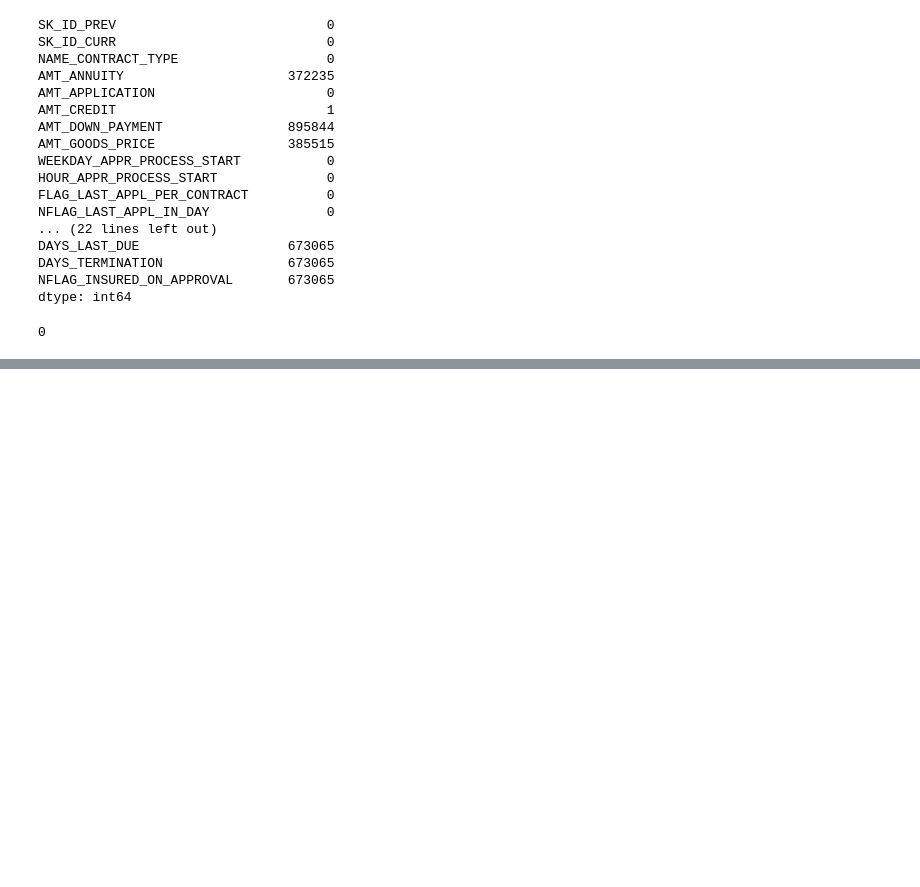
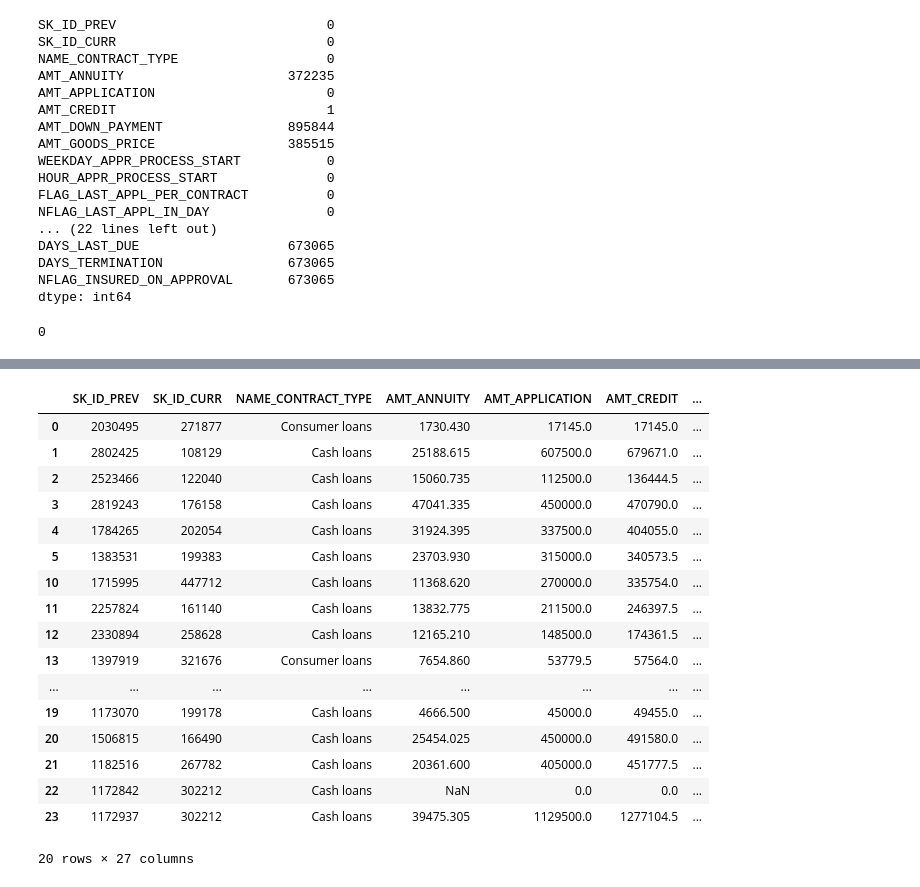
Before and after one commit to XinJin24/Credit_Saver, a Jupyter notebook: Works_Xin.ipynb, the cells around one changed output, grey strips where cells are left out. Cells and saved outputs as stored; diff of their text form; code cells hidden in the pictures; blank space fills up the shorter version.

```diff
--- a/Works_Xin.ipynb
+++ b/Works_Xin.ipynb
@@ -78,15 +78,15 @@ df.duplicated().sum()
 # drop the cancled loan application cuz it does not make any contribution to our reseach topic
 # and mark Approved and Unused offers as approved since they got accepted
 # and mark Refused loan as 0
-df['NAME_CONTRACT_STATUS'].replace('Approved', 1)
-df['NAME_CONTRACT_STATUS'].replace('Refused', 0)
-df['NAME_CONTRACT_STATUS'].replace('Unused offer', 1)
+df['NAME_CONTRACT_STATUS']=df['NAME_CONTRACT_STATUS'].replace('Approved', 1)
+df['NAME_CONTRACT_STATUS']=df['NAME_CONTRACT_STATUS'].replace('Refused', 0)
+df['NAME_CONTRACT_STATUS']=df['NAME_CONTRACT_STATUS'].replace('Unused offer', 1)
 df.drop(df[df['NAME_CONTRACT_STATUS'] =='Canceled'].index, inplace = True)
 # %%
 #since we are not yet interested in the reject reason, drop it for now
-df.drop(columns=['CODE_REJECT_REASON'])
+df.drop('CODE_REJECT_REASON', axis=1, inplace=True)
 # we are not interested in how approved loan is paid back now, drop it
-df.drop(columns=['NAME_PAYMENT_TYPE'])
+df.drop('NAME_PAYMENT_TYPE', axis=1, inplace=True)
 
-df.drop(columns=['SELLERPLACE_AREA','NAME_SELLER_INDUSTRY','CNT_PAYMENT','DAYS_FIRST_DRAWING',
-                'DAYS_FIRST_DUE','DAYS_LAST_DUE_1ST_VERSION','DAYS_LAST_DUE','DAYS_TERMINATION'])
+df.drop(['SELLERPLACE_AREA','NAME_SELLER_INDUSTRY','CNT_PAYMENT','DAYS_FIRST_DRAWING','DAYS_FIRST_DUE'
+        ,'DAYS_LAST_DUE_1ST_VERSION','DAYS_LAST_DUE','DAYS_TERMINATION'], axis=1, inplace=True)
@@ -127,0 +131,21 @@ sns.pairplot(df, hue='NAME_CONTRACT_STATUS');
+# %%
+df.head(20)
+# %% [output]
+|  | SK_ID_PREV | SK_ID_CURR | NAME_CONTRACT_TYPE | AMT_ANNUITY | AMT_APPLICATION | AMT_CREDIT | ... |
+| 0 | 2030495 | 271877 | Consumer loans | 1730.430 | 17145.0 | 17145.0 | ... |
+| 1 | 2802425 | 108129 | Cash loans | 25188.615 | 607500.0 | 679671.0 | ... |
+| 2 | 2523466 | 122040 | Cash loans | 15060.735 | 112500.0 | 136444.5 | ... |
+| 3 | 2819243 | 176158 | Cash loans | 47041.335 | 450000.0 | 470790.0 | ... |
+| 4 | 1784265 | 202054 | Cash loans | 31924.395 | 337500.0 | 404055.0 | ... |
+| 5 | 1383531 | 199383 | Cash loans | 23703.930 | 315000.0 | 340573.5 | ... |
+| 10 | 1715995 | 447712 | Cash loans | 11368.620 | 270000.0 | 335754.0 | ... |
+| 11 | 2257824 | 161140 | Cash loans | 13832.775 | 211500.0 | 246397.5 | ... |
+| 12 | 2330894 | 258628 | Cash loans | 12165.210 | 148500.0 | 174361.5 | ... |
+| 13 | 1397919 | 321676 | Consumer loans | 7654.860 | 53779.5 | 57564.0 | ... |
+| ... | ... | ... | ... | ... | ... | ... | ... |
+| 19 | 1173070 | 199178 | Cash loans | 4666.500 | 45000.0 | 49455.0 | ... |
+| 20 | 1506815 | 166490 | Cash loans | 25454.025 | 450000.0 | 491580.0 | ... |
+| 21 | 1182516 | 267782 | Cash loans | 20361.600 | 405000.0 | 451777.5 | ... |
+| 22 | 1172842 | 302212 | Cash loans | NaN | 0.0 | 0.0 | ... |
+| 23 | 1172937 | 302212 | Cash loans | 39475.305 | 1129500.0 | 1277104.5 | ... |
+20 rows × 27 columns
```
Also changed, not shown: parts of 7 cells of this notebook, 1 other file.
